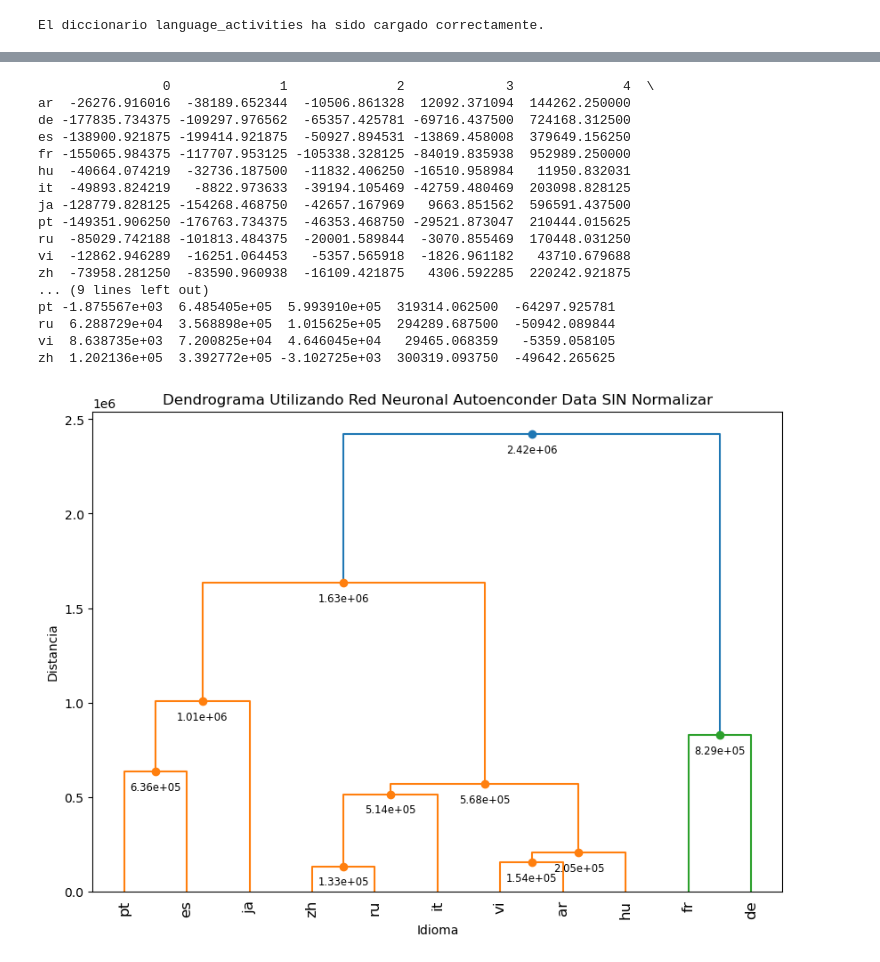
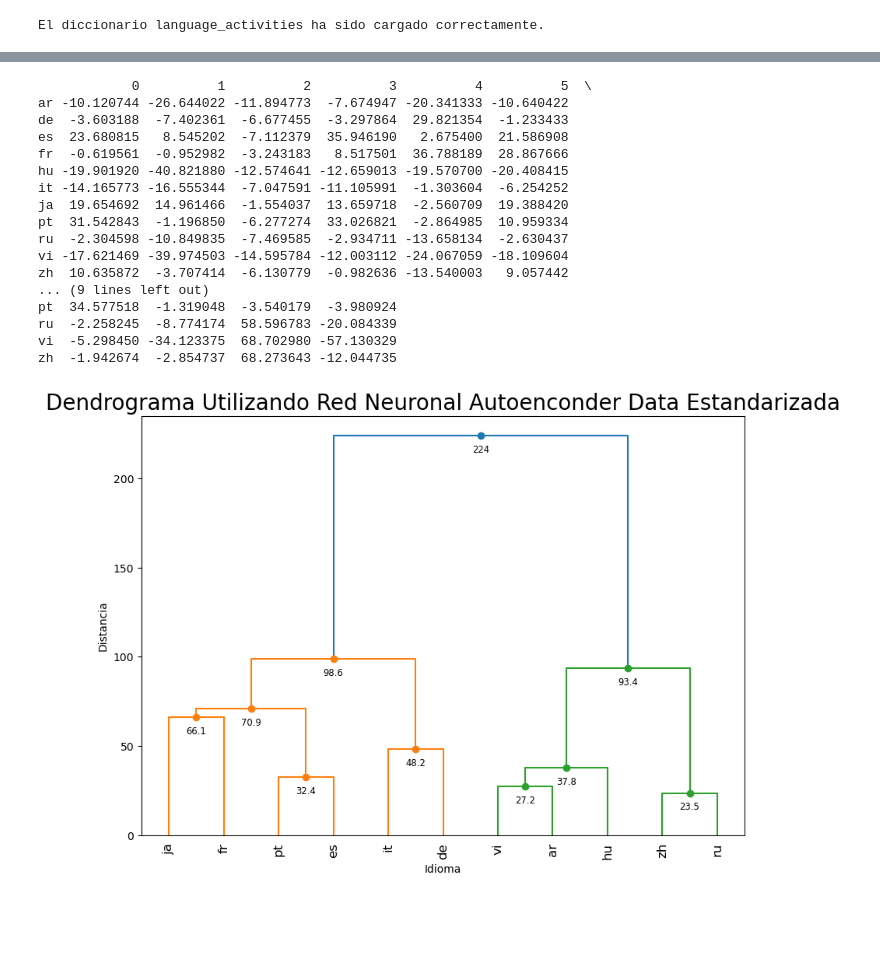
Before and after one commit to andrevill-dev/TFM_VIU, a Jupyter notebook: 5_EDICIONES Autoencoder for Dimensionality Reduction .ipynb, the cells around one changed output, grey strips where cells are left out. Cells and saved outputs as stored; diff of their text form; code cells hidden in the pictures; blank space fills up the shorter version.

```diff
--- a/5_EDICIONES Autoencoder for Dimensionality Reduction .ipynb
+++ b/5_EDICIONES Autoencoder for Dimensionality Reduction .ipynb
@@ -7,7 +7,7 @@ import matplotlib.pyplot as plt
 import pickle
 
 
-with open('WEEk 27 MAY/language_activites.pkl', 'rb') as x:
+with open('language_activities.pkl', 'rb') as x:
     language_activities = pickle.load(x)
 
 print("El diccionario language_activities ha sido cargado correctamente.")
@@ -64,8 +64,8 @@ from sklearn.preprocessing import StandardScaler
 data = df  # Si df ya es un numpy array, no necesitas convertirlo
 
 # Normalización de los datos usando StandardScaler
-#scaler = StandardScaler()
-#data = scaler.fit_transform(data)
+scaler = StandardScaler()
+data = scaler.fit_transform(data)
 # %%
 data
 # %% [output]
@@ -345,50 +367,50 @@ else:
 # Mostrar el DataFrame con los nuevos índices
 print(encoded_pandas_dataframe)
 # %% [output]
-                0              1              2             3              4  \
-ar  -26276.916016  -38189.652344  -10506.861328  12092.371094  144262.250000
-de -177835.734375 -109297.976562  -65357.425781 -69716.437500  724168.312500
-es -138900.921875 -199414.921875  -50927.894531 -13869.458008  379649.156250
-fr -155065.984375 -117707.953125 -105338.328125 -84019.835938  952989.250000
-hu  -40664.074219  -32736.187500  -11832.406250 -16510.958984   11950.832031
-it  -49893.824219   -8822.973633  -39194.105469 -42759.480469  203098.828125
-ja -128779.828125 -154268.468750  -42657.167969   9663.851562  596591.437500
-pt -149351.906250 -176763.734375  -46353.468750 -29521.873047  210444.015625
-ru  -85029.742188 -101813.484375  -20001.589844  -3070.855469  170448.031250
-vi  -12862.946289  -16251.064453   -5357.565918  -1826.961182   43710.679688
-zh  -73958.281250  -83590.960938  -16109.421875   4306.592285  220242.921875
+            0          1          2          3          4          5  \
+ar -10.120744 -26.644022 -11.894773  -7.674947 -20.341333 -10.640422
+de  -3.603188  -7.402361  -6.677455  -3.297864  29.821354  -1.233433
+es  23.680815   8.545202  -7.112379  35.946190   2.675400  21.586908
+fr  -0.619561  -0.952982  -3.243183   8.517501  36.788189  28.867666
+hu -19.901920 -40.821880 -12.574641 -12.659013 -19.570700 -20.408415
+it -14.165773 -16.555344  -7.047591 -11.105991  -1.303604  -6.254252
+ja  19.654692  14.961466  -1.554037  13.659718  -2.560709  19.388420
+pt  31.542843  -1.196850  -6.277274  33.026821  -2.864985  10.959334
+ru  -2.304598 -10.849835  -7.469585  -2.934711 -13.658134  -2.630437
+vi -17.621469 -39.974503 -14.595784 -12.003112 -24.067059 -18.109604
+zh  10.635872  -3.707414  -6.130779  -0.982636 -13.540003   9.057442
 ... (9 lines left out)
-pt -1.875567e+03  6.485405e+05  5.993910e+05  319314.062500  -64297.925781
-ru  6.288729e+04  3.568898e+05  1.015625e+05  294289.687500  -50942.089844
-vi  8.638735e+03  7.200825e+04  4.646045e+04   29465.068359   -5359.058105
-zh  1.202136e+05  3.392772e+05 -3.102725e+03  300319.093750  -49642.265625
+pt  34.577518  -1.319048  -3.540179  -3.980924
+ru  -2.258245  -8.774174  58.596783 -20.084339
+vi  -5.298450 -34.123375  68.702980 -57.130329
+zh  -1.942674  -2.854737  68.273643 -12.044735
 # %%
 # Realizar la clusterización jerárquica
 linked = linkage(encoded_pandas_dataframe, method='ward')
 
 # Crear etiquetas para cada fila basadas en el idioma
 labels = encoded_pandas_dataframe.index.tolist()
 
 # Generar el dendrograma y capturar la salida para acceder a las coordenadas de los enlaces
 plt.figure(figsize=(10, 7))
 dendro = dendrogram(linked,
                     labels=labels,
                     distance_sort='descending',
                     show_leaf_counts=True)
 
 # Añadir anotaciones de distancia
 for i, d, c in zip(dendro['icoord'], dendro['dcoord'], dendro['color_list']):
     x = 0.5 * sum(i[1:3])
     y = d[1]
     if y > 0:  # Solo añadir etiquetas por encima de la línea cero para claridad
         plt.plot(x, y, 'o', c=c)
         plt.annotate(f"{y:.3g}", (x, y), xytext=(0, -8),
                      textcoords='offset points', va='top', ha='center', fontsize='small')
-plt.title('Dendrograma Utilizando Red Neuronal Autoenconder Data SIN Normalizar')
+plt.title('Dendrograma Utilizando Red Neuronal Autoenconder Data Estandarizada',fontsize=20)
 plt.xlabel('Idioma')
 plt.ylabel('Distancia')
 plt.xticks(rotation=90)
-plt.savefig('ediciones/dendrogram8.png')
+plt.savefig('ediciones/dendrogram7AutoEncoderEstandarizada.png')
 plt.show()
 # %% [output]
-[figure, old version]
+[figure, new version]
```
Also changed, not shown: parts of 8 cells of this notebook, 4 other files.
